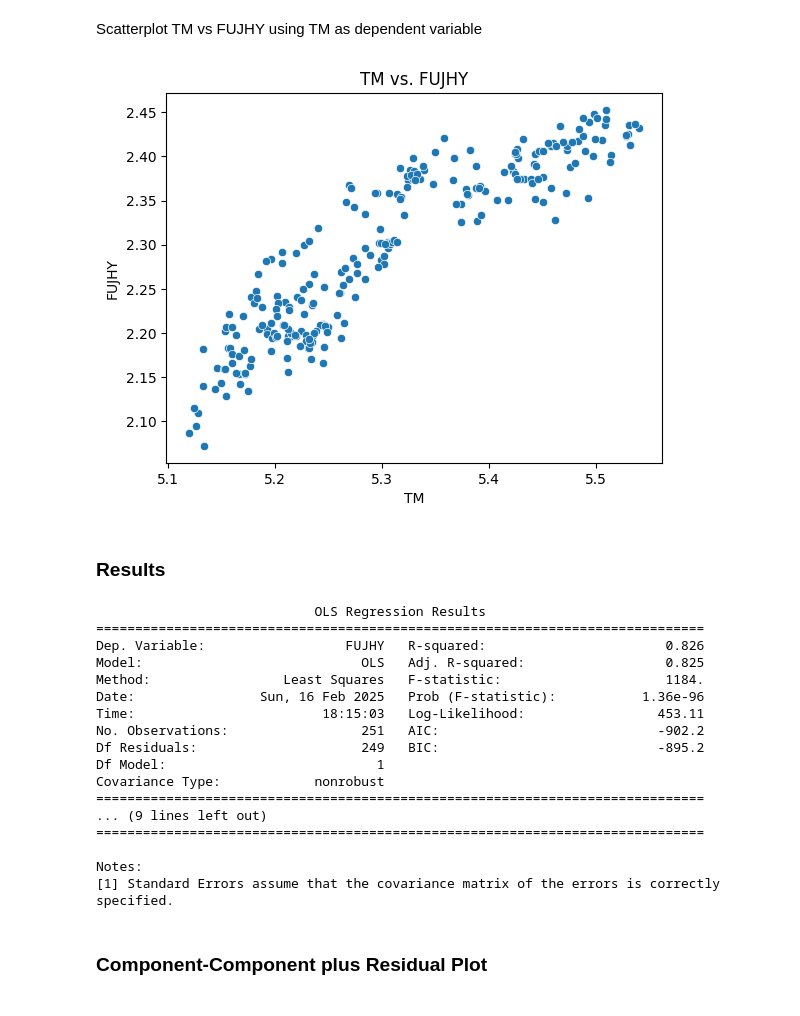
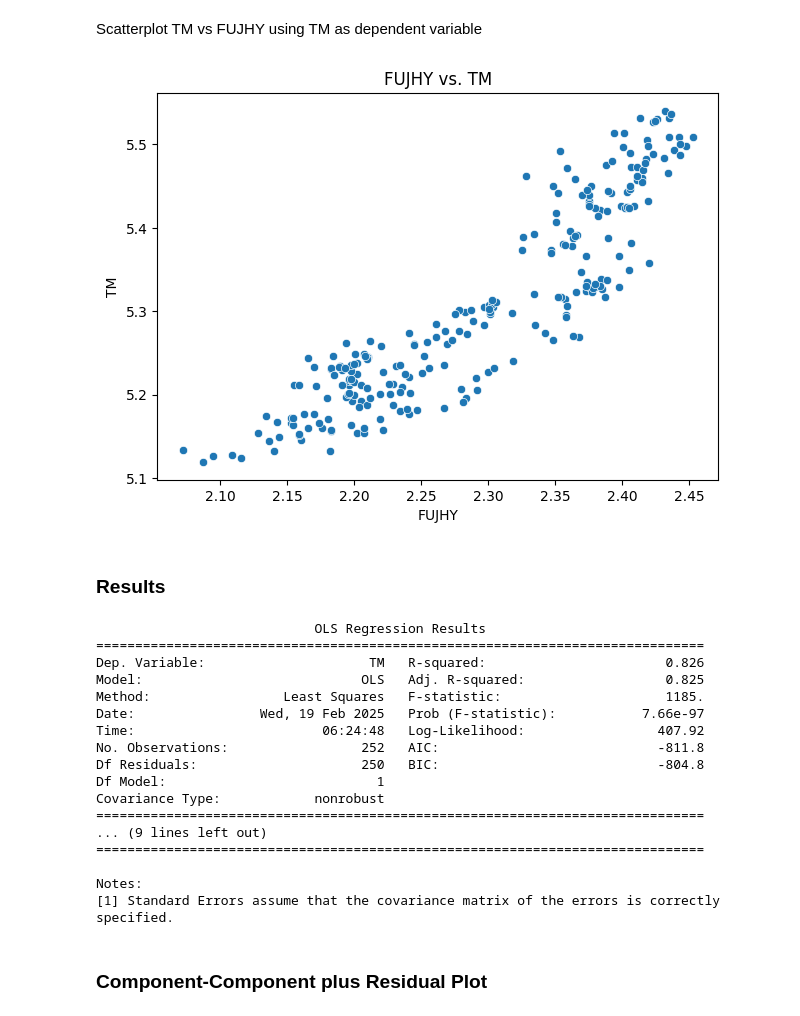
Before and after one commit to victoria-uriostegui/Pairs-Trading-Repo-ED-VU-Fall-24-, a Jupyter notebook: pairs_trading.ipynb, the cells around one changed output. Cells and saved outputs as stored; diff of their text form; code cells hidden in the pictures.

Commit message:
Added graphs, fixed error in data(9/19 instead on 9/20), Added comment, need to add more comments

```diff
--- a/pairs_trading.ipynb
+++ b/pairs_trading.ipynb
@@ -17,7 +17,7 @@ import yfinance as yf
 # Set start date variable as start date for historical data (9/20/23)
 start_date = dt.datetime(2023, 9, 20)
 # Set end date variable as end date for historical data (9/20/24)
-end_date = dt.datetime(2024, 9, 19)
+end_date = dt.datetime(2024, 9, 20)
 # %% [markdown]
 # List of Stocks
 # %%
@@ -186,31 +226,32 @@ plt.show()
 Scatterplot TM vs FUJHY using TM as dependent variable
 # %%
 plt.figure()
-sns.scatterplot(data=tmsub_df, x='TM', y='FUJHY')
-plt.title('TM vs. FUJHY')
-plt.xlabel('TM')
-plt.ylabel('FUJHY')
+sns.scatterplot(data=tmsub_df, x='FUJHY', y='TM')
+plt.title('FUJHY vs. TM')
+plt.xlabel('FUJHY')
+plt.ylabel('TM')
+plt.tight_layout(pad=1.0)
 plt.show()
 # %% [output]
-[figure, old version]
+[figure, new version]
 # %% [markdown]
 ### Results
 # %%
-Y = tmsub_df['FUJHY']
-X = tmsub_df['TM']
+Y = tmsub_df['TM']
+X = tmsub_df['FUJHY']
 X = sm.add_constant(X)
 result = sm.OLS(Y, X).fit()
 print(result.summary())
 # %% [output]
                             OLS Regression Results
 ==============================================================================
-Dep. Variable:                  FUJHY   R-squared:                       0.826
+Dep. Variable:                     TM   R-squared:                       0.826
 Model:                            OLS   Adj. R-squared:                  0.825
-Method:                 Least Squares   F-statistic:                     1184.
-Date:                Sun, 16 Feb 2025   Prob (F-statistic):           1.36e-96
-Time:                        18:15:03   Log-Likelihood:                 453.11
-No. Observations:                 251   AIC:                            -902.2
-Df Residuals:                     249   BIC:                            -895.2
+Method:                 Least Squares   F-statistic:                     1185.
+Date:                Wed, 19 Feb 2025   Prob (F-statistic):           7.66e-97
+Time:                        06:24:48   Log-Likelihood:                 407.92
+No. Observations:                 252   AIC:                            -811.8
+Df Residuals:                     250   BIC:                            -804.8
 Df Model:                           1
 Covariance Type:            nonrobust
 ==============================================================================
```
Also changed, not shown: parts of 15 cells of this notebook.
